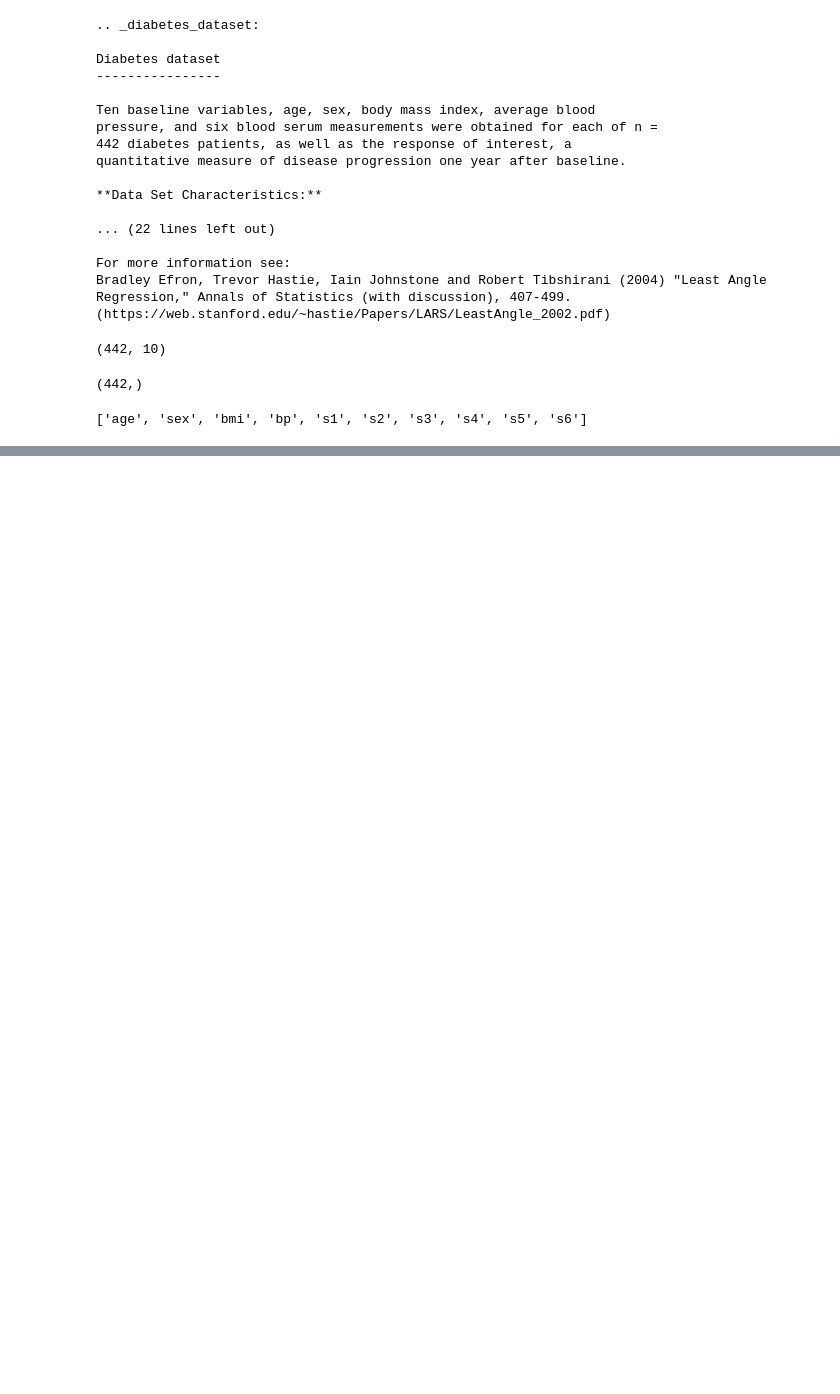
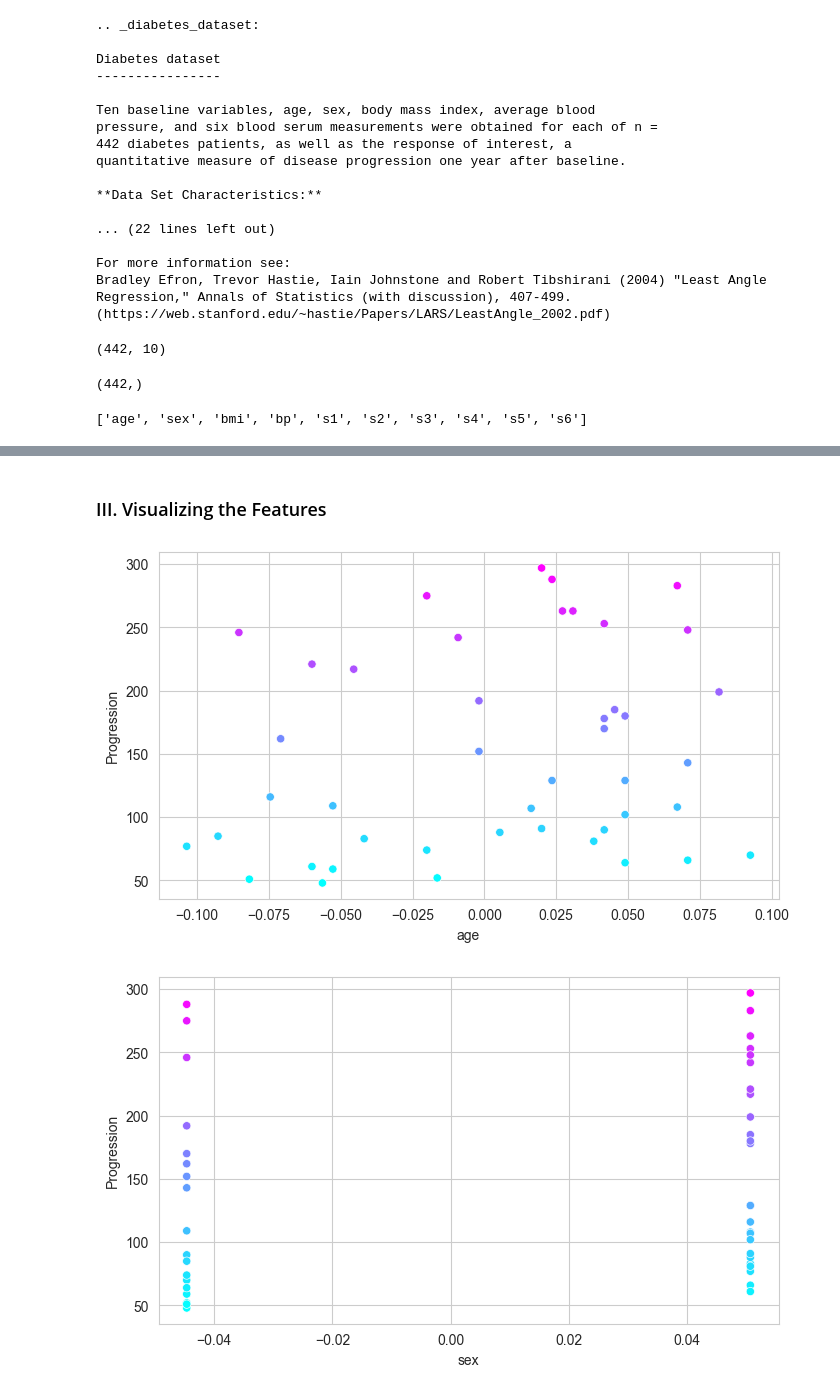
Before and after one commit to nam-ruto/cs-4410-26T3, a Jupyter notebook: hw2/hw2.ipynb, the cells around one changed output, grey strips where cells are left out. Saved outputs shown, nothing was run; the diff lists cells and outputs as text; code cells hidden in the pictures; blank space fills up the shorter version.

```diff
--- a/hw2/hw2.ipynb
+++ b/hw2/hw2.ipynb
@@ -38,0 +70,22 @@ diabetes.feature_names
+# %% [markdown]
+### III. Visualizing the Features
+# %%
+%matplotlib inline
+import matplotlib.pyplot as plt
+import seaborn as sns
+sns.set_style('whitegrid')
+
+# Build dataframe with features + target for visualization (ensures 'Progression' exists)
+viz_df = pd.DataFrame(diabetes.data, columns=diabetes.feature_names)
+viz_df['Progression'] = diabetes.target
+sample_df = viz_df.sample(frac=0.1, random_state=17)
+
+# Plot disease progression (target) against each feature
+for feature in diabetes.feature_names:
+    plt.figure(figsize=(8, 4.5))
+    sns.scatterplot(data=sample_df, x=feature, y='Progression',
+                    hue='Progression', palette='cool', legend=False)
+    plt.show()
+# %% [output]
+[figure, added]
+[figure, added]
```
Also changed, not shown: parts of 22 cells of this notebook, 1 other file.
